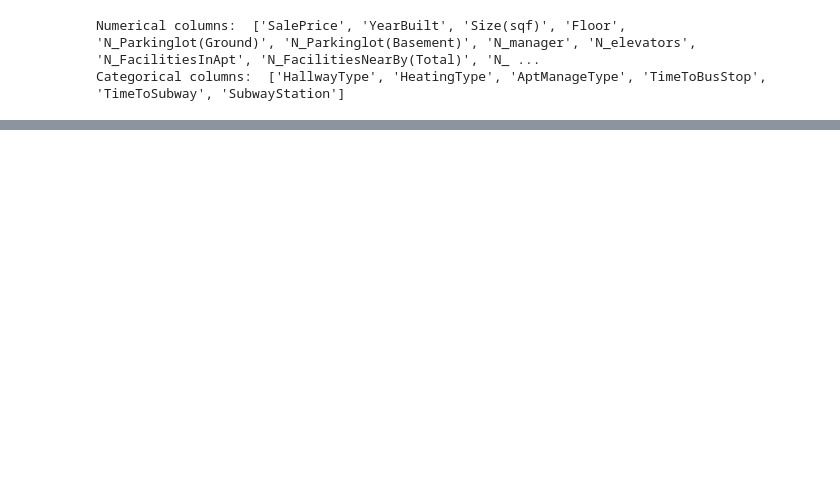
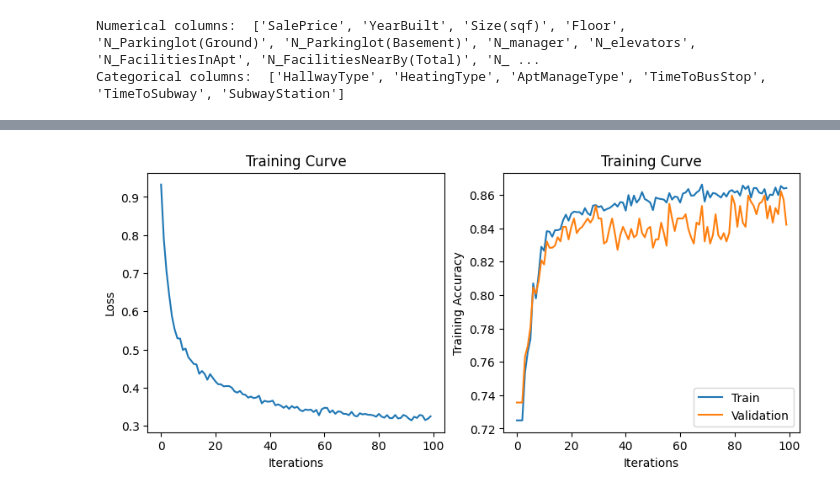
Before and after one commit to Kubasz091/Proj_2_ssne, a Jupyter notebook: solution.ipynb, the cells around one changed output, grey strips where cells are left out. Cells and saved outputs as stored; diff of their text form; code cells hidden in the pictures; blank space fills up the shorter version.

Commit message:
Add initial data processing notebook and task description

```diff
--- a/solution.ipynb
+++ b/solution.ipynb
@@ -184,0 +292,2 @@ categorical_columns = []
+# %%
+numerical_columns.remove('SalePrice')
@@ -184,0 +308,5 @@ categorical_columns = []
+# %%
+# normalize data
+scaler = MinMaxScaler() # with standard scaler about 2 less acc on val data
+train_data[numerical_columns] = scaler.fit_transform(train_data[numerical_columns])
+test_data[numerical_columns] = scaler.transform(test_data[numerical_columns])
@@ -184,0 +359,19 @@ categorical_columns = []
+# %%
+class Adults_classifier(nn.Module):
+    def __init__(self):
+        super(Adults_classifier, self).__init__()
+        self.layer1 = nn.Linear(train_data.shape[1], 40)
+        self.act_1 = nn.LeakyReLU()
+        self.d1 = nn.Dropout(0.4)
+        self.layer2 = nn.Linear(40, 20)
+        self.act_2 = nn.LeakyReLU()
+        self.d2 = nn.Dropout(0.4)
+        self.layer3 = nn.Linear(20, 3)
+    def forward(self, x, cat_x):
+        x = torch.cat([x,cat_x],dim=1)
+        activation1 = self.act_1(self.layer1(x))
+        activation1 = self.d1(activation1)
+        activation2 = self.act_2(self.layer2(activation1))
+        activation2 = self.d1(activation2)
+        output = self.layer3(activation2)
+        return output
@@ -184,0 +390,3 @@ categorical_columns = []
+# %%
+device = torch.device('cuda' if torch.cuda.is_available() else 'cpu')
+print(device)
@@ -184,0 +477,18 @@ categorical_columns = []
+# %%
+plt.figure(figsize=(10,4))
+plt.subplot(1,2,1)
+plt.title("Training Curve")
+plt.plot(iters, losses, label="Train")
+plt.xlabel("Iterations")
+plt.ylabel("Loss")
+
+plt.subplot(1,2,2)
+plt.title("Training Curve")
+plt.plot(iters, train_acc, label="Train")
+plt.plot(iters, val_acc, label="Validation")
+plt.xlabel("Iterations")
+plt.ylabel("Training Accuracy")
+plt.legend(loc='best')
+plt.show()
+# %% [output]
+[figure, added]
```
Also changed, not shown: parts of 33 cells of this notebook.
